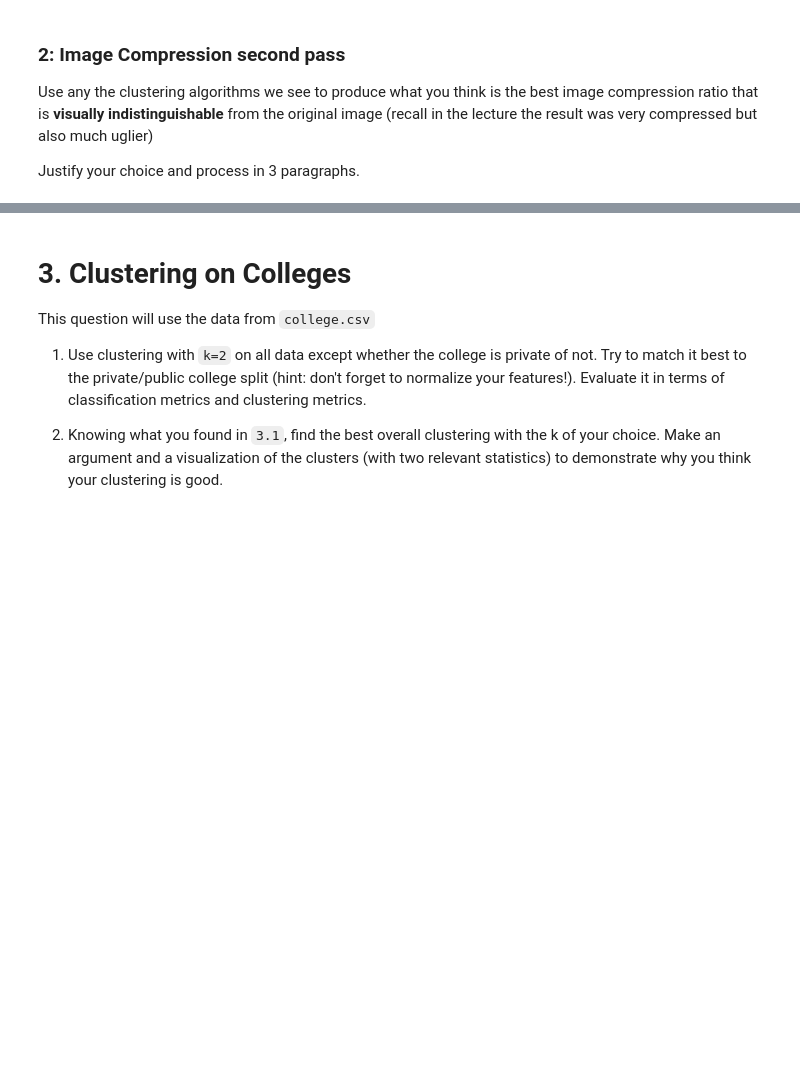
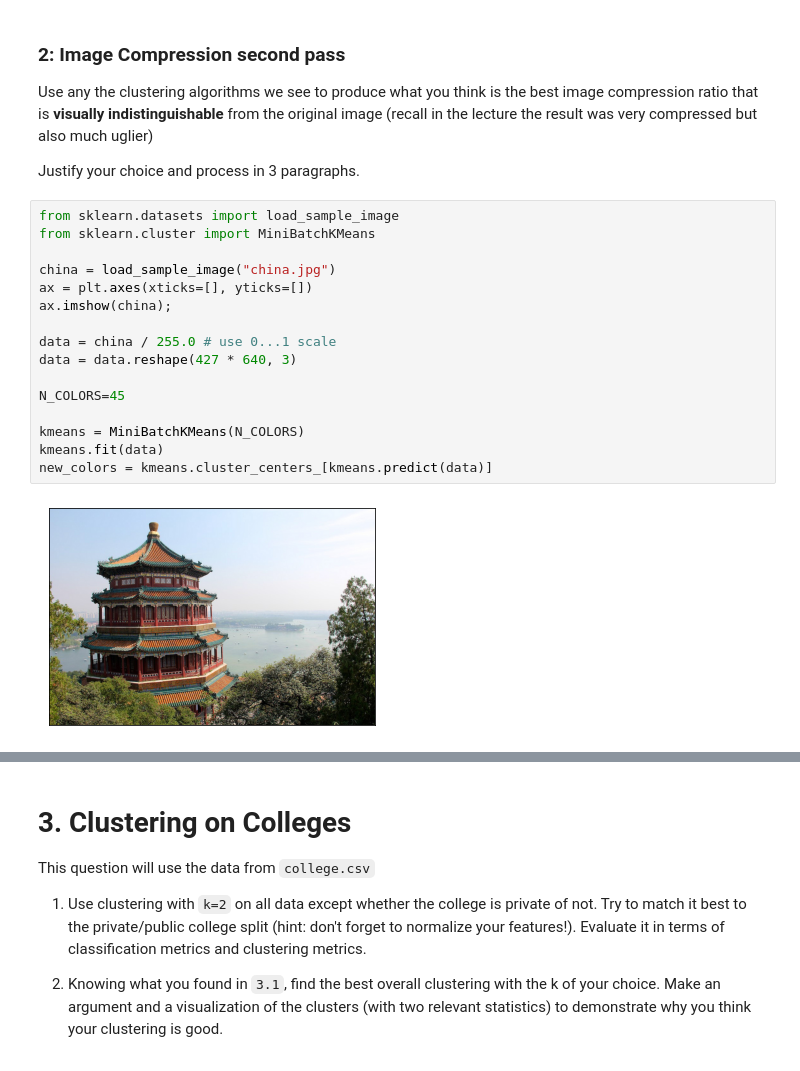
Before and after one commit to cb-ds-1/4-3-clustering, a Jupyter notebook: workshop.ipynb, the cells around one changed output, grey strips where cells are left out. Saved outputs shown, nothing was run; the diff lists cells and outputs as text; blank space fills up the shorter version.

```diff
--- a/workshop.ipynb
+++ b/workshop.ipynb
@@ -16,3 +115,21 @@ Use K-means clustering on the MNIST dataset (which can be imported with `from sk
 Use any the clustering algorithms we see to produce what you think is the best image compression ratio that is **visually indistinguishable** from the original image (recall in the lecture the result was very compressed but also much uglier)
 
 Justify your choice and process in 3 paragraphs.
+# %%
+from sklearn.datasets import load_sample_image
+from sklearn.cluster import MiniBatchKMeans
+
+china = load_sample_image("china.jpg")
+ax = plt.axes(xticks=[], yticks=[])
+ax.imshow(china);
+
+data = china / 255.0 # use 0...1 scale
+data = data.reshape(427 * 640, 3)
+
+N_COLORS=45
+
+kmeans = MiniBatchKMeans(N_COLORS)
+kmeans.fit(data)
+new_colors = kmeans.cluster_centers_[kmeans.predict(data)]
+# %% [output]
+[figure, added]
```
Also changed, not shown: parts of 14 cells of this notebook.
